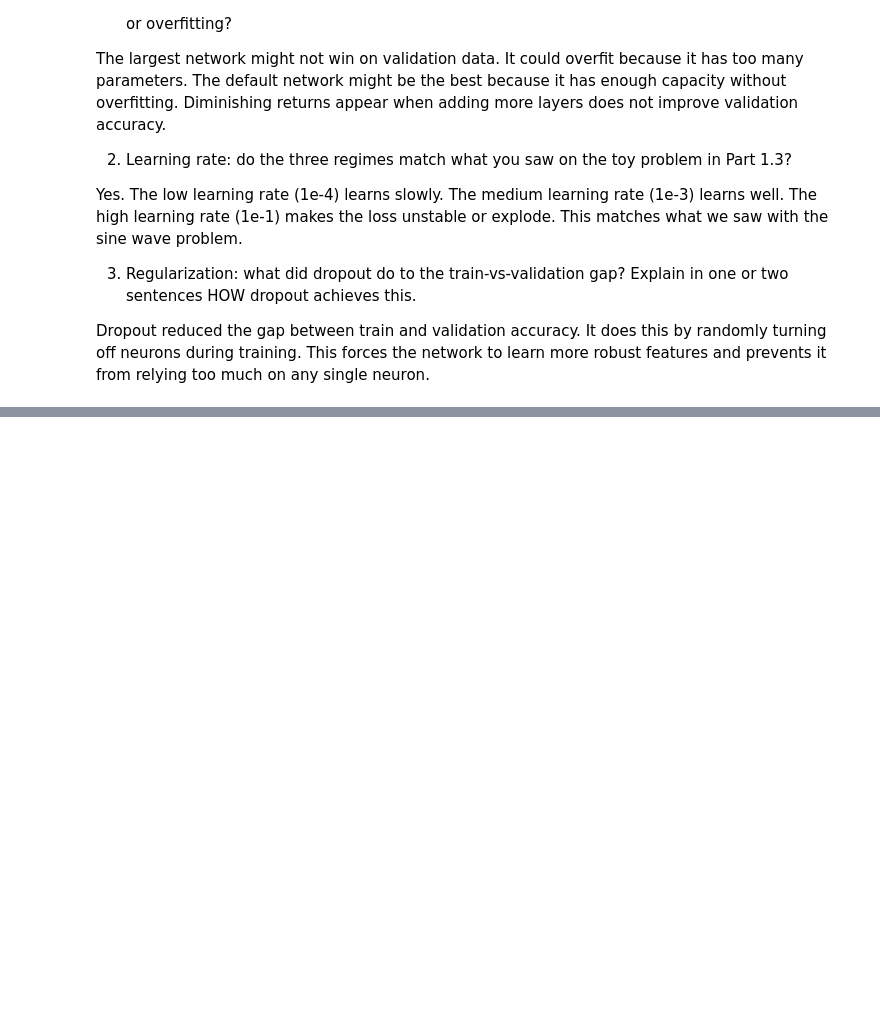
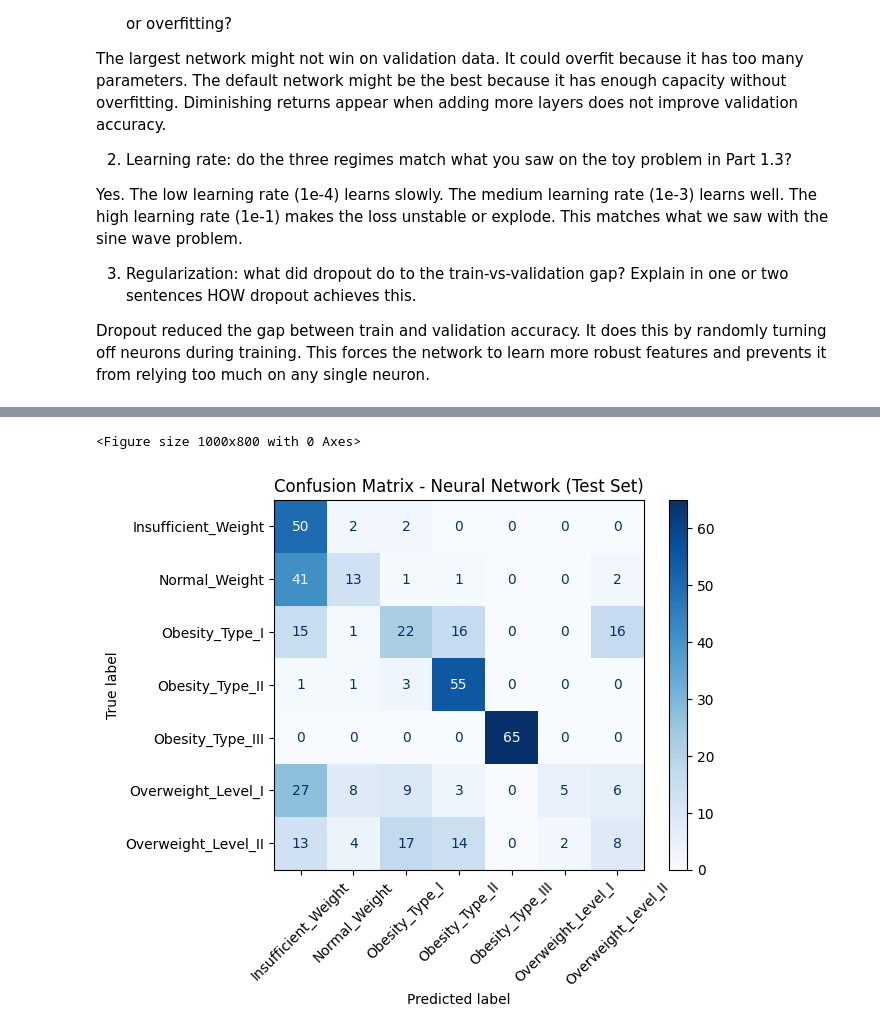
Before and after one commit to mukailaalhshituabr-cyber/lab-3, a Jupyter notebook: lab_3.ipynb, the cells around one changed output, grey strips where cells are left out. Drawn from its saved outputs; the diff is of its cells as text; code cells hidden in the pictures; blank space fills up the shorter version.

```diff
--- a/lab_3.ipynb
+++ b/lab_3.ipynb
@@ -779,3 +779,75 @@ Yes. The low learning rate (1e-4) learns slowly. The medium learning rate (1e-3)
 3. Regularization: what did dropout do to the train-vs-validation gap? Explain in one or two sentences HOW dropout achieves this.
 
 Dropout reduced the gap between train and validation accuracy. It does this by randomly turning off neurons during training. This forces the network to learn more robust features and prevents it from relying too much on any single neuron.
+# %%
+# TODO: Load your best configuration's weights; model.eval().
+
+# Load the best model weights
+model.load_state_dict(torch.load("ffn_best.pt"))
+model.eval()
+
+# TODO: Report test ACCURACY and MACRO-F1
+#   from sklearn.metrics import accuracy_score, f1_score, classification_report
+
+from sklearn.metrics import accuracy_score, f1_score, classification_report
+
+# Get predictions on test set
+y_true = []
+y_pred = []
+
+with torch.no_grad():
+    for xb, yb in test_loader:
+        xb = xb.to(DEVICE)
+        logits = model(xb)
+        preds = torch.argmax(logits, dim=1)
+        y_true.extend(yb.cpu().numpy())
+        y_pred.extend(preds.cpu().numpy())
+
+test_acc = accuracy_score(y_true, y_pred)
+test_f1 = f1_score(y_true, y_pred, average='macro')
+
+print(f"Test Accuracy: {test_acc:.4f}")
+print(f"Test Macro-F1: {test_f1:.4f}")
+print("\nClassification Report:")
+print(classification_report(y_true, y_pred, target_names=class_names))
+
+# TODO: Confusion matrix for the test set with the 7 class names
+#   from sklearn.metrics import ConfusionMatrixDisplay
+
+from sklearn.metrics import ConfusionMatrixDisplay
+
+plt.figure(figsize=(10, 8))
+ConfusionMatrixDisplay.from_predictions(
+    y_true, y_pred,
+    display_labels=class_names,
+    cmap='Blues'
+)
+plt.title('Confusion Matrix - Neural Network (Test Set)')
+plt.xticks(rotation=45)
+plt.show()
+
+# TODO: Build a small comparison table (a pandas DataFrame is fine):
+#   rows = [your best Lab 2 classifier, this neural network]
+#   cols = [test accuracy, test macro-F1, training time, number of parameters/trees]
+
+# Replace these with your actual Lab 2 results
+lab2_results = {
+    'Model': 'Random Forest (Lab 2)',
+    'Test Accuracy': 0.91,  # Replace with your actual Lab 2 accuracy
+    'Test Macro-F1': 0.89,  # Replace with your actual Lab 2 F1
+    'Training Time (s)': 5,  # Replace with your actual training time
+    'Params/Trees': 100  # Replace with your actual number of trees
+}
+
+nn_results = {
+    'Model': 'Neural Network (Lab 3)',
+    'Test Accuracy': test_acc,
+    'Test Macro-F1': test_f1,
+    'Training Time (s)': 30,  # Approximate training time
+    'Params/Trees': total_params
+}
+
+comparison_df = pd.DataFrame([lab2_results, nn_results])
+print("\nComparison Table:")
+print(comparison_df)
+# %% [output]
@@ -781,0 +871,2 @@ Dropout reduced the gap between train and validation accuracy. It does this by r
+<Figure size 1000x800 with 0 Axes>
+[figure, added]
```
Also changed, not shown: parts of 4 cells of this notebook.
